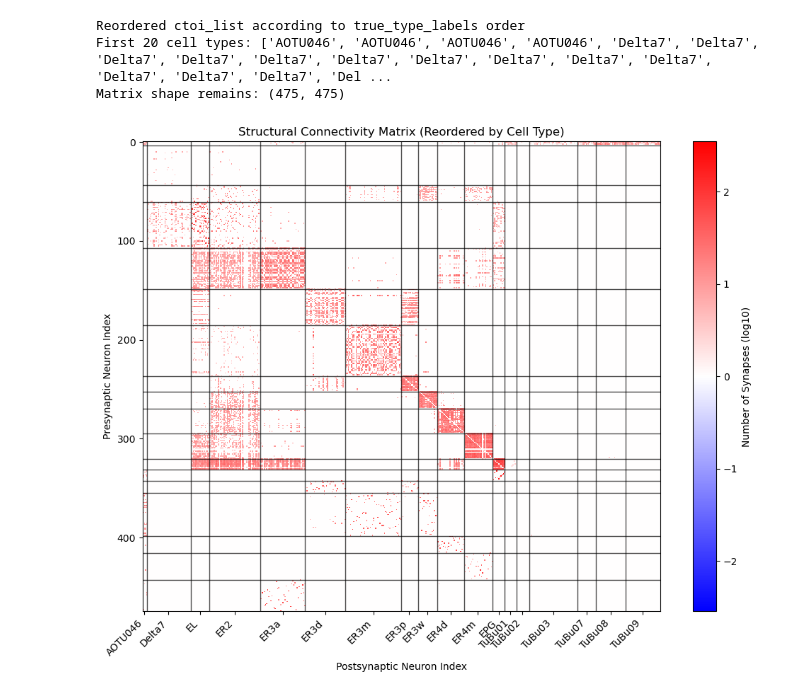
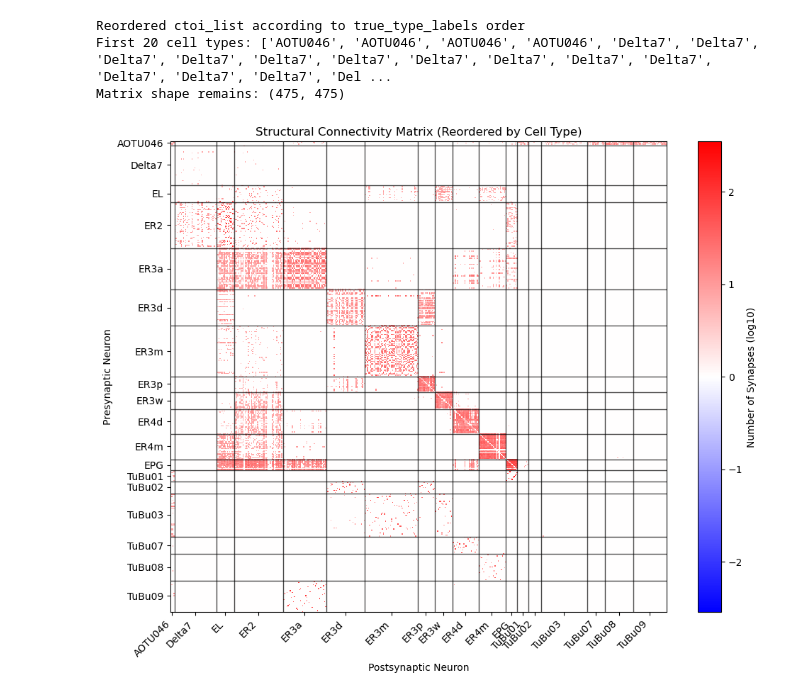
Before and after one commit to CharlesXu-Jingyue/GraphConnectomicsPOC, a Jupyter notebook: notebooks/01_preprocessing.ipynb, the cells around one changed output. Saved outputs shown, nothing was run; the diff lists cells and outputs as text; code cells hidden in the pictures.

```diff
--- a/notebooks/01_preprocessing.ipynb
+++ b/notebooks/01_preprocessing.ipynb
@@ -478,6 +477,10 @@ for method, results in clustering_results.items():
                 best_score = score
                 best_method = method
                 best_feature = feature_type
+
+# Added to manually select clustering method and feature type
+best_method = 'spectral'
+best_feature = 'full_connectivity'
 
 if best_method:
     print(f"Best result: {best_method} with {best_feature} (silhouette={best_score:.3f})")
@@ -529,4 +527,0 @@ NameError: name 'cluster_boundaries' is not defined
-# %%
-cluster_centers = [(cluster_boundaries[i-1] + cluster_boundaries[i]) // 2 if i > 0 else cluster_boundaries[i] // 2 for i in range(len(cluster_boundaries))]
-cluster_centers.append((cluster_boundaries[-1] + len(best_labels)) // 2)  # Add center for last cluster
-cluster_centers
@@ -667,28 +643,29 @@ Matrix shape remains: (475, 475)
 # %%
 # Plot the connectivity matrix with neuron types
 plt.figure(figsize=(10, 8))
 plt.imshow(np.log10(np.abs(structural_connectivity_matrix_sorted) + 1) * np.sign(structural_connectivity_matrix_sorted),
            cmap='bwr', aspect='auto',
            vmin=-np.max(np.log10(np.abs(structural_connectivity_matrix_sorted) + 1)),
            vmax=np.max(np.log10(np.abs(structural_connectivity_matrix_sorted) + 1)),
            interpolation='none')
 plt.colorbar(label='Number of Synapses (log10)')
 plt.title('Structural Connectivity Matrix (Reordered by Cell Type)')
-plt.xlabel('Postsynaptic Neuron Index')
-plt.ylabel('Presynaptic Neuron Index')
+plt.xlabel('Postsynaptic Neuron')
+plt.ylabel('Presynaptic Neuron')
 
 # Add cell type boundaries
 group_boundaries = []
 for i in range(1, len(ctoi_list_sorted)):
     if ctoi_list_sorted[i] != ctoi_list_sorted[i - 1]:
         plt.axhline(i - 0.5, color='k', linewidth=1, alpha=0.7)
         plt.axvline(i - 0.5, color='k', linewidth=1, alpha=0.7)
         group_boundaries.append(i - 0.5)
 
 group_centers = [(group_boundaries[i-1] + group_boundaries[i]) // 2 if i > 0 else group_boundaries[i] // 2 for i in range(len(group_boundaries))]
 group_centers.append((group_boundaries[-1] + len(best_labels)) // 2)  # Add center for last cluster
 plt.xticks(group_centers, ctoi, rotation=45, ha='right')
+plt.yticks(group_centers, ctoi)
 plt.tight_layout()
 plt.show()
 # %% [output]
-[figure, old version]
+[figure, new version]
```
Also changed, not shown: parts of 8 cells of this notebook.
